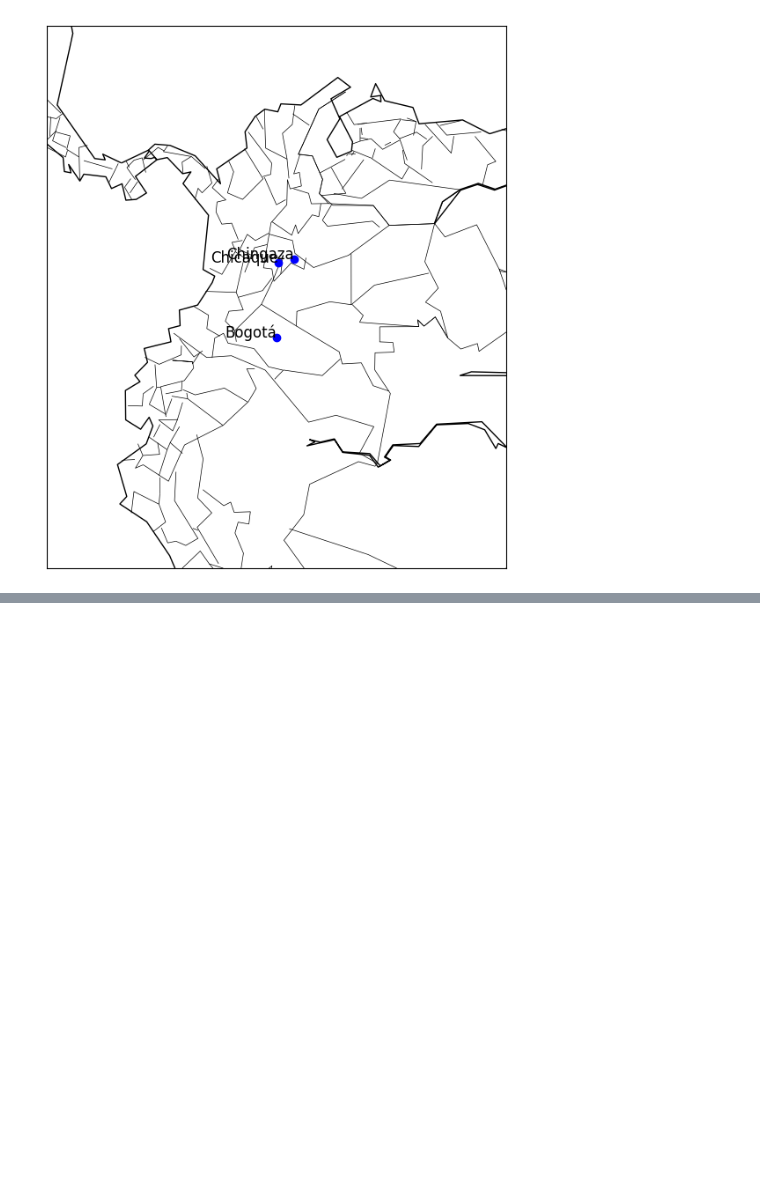
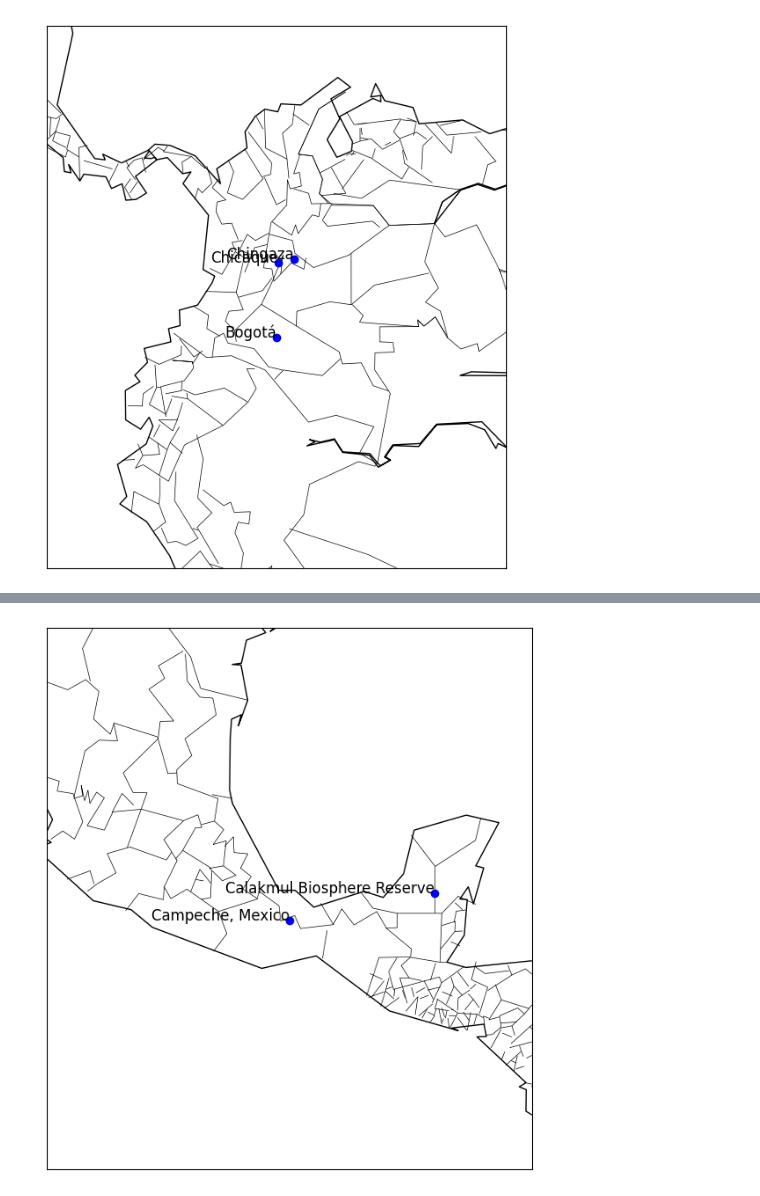
Before and after one commit to YYashraj/Bird-MIgration-Network, a Jupyter notebook: Just Some Exploration/National Zoo data/smith.ipynb, the cells around one changed output, grey strips where cells are left out. Cells and saved outputs as stored; diff of their text form; code cells hidden in the pictures; blank space fills up the shorter version.

```diff
--- a/Just Some Exploration/National Zoo data/smith.ipynb
+++ b/Just Some Exploration/National Zoo data/smith.ipynb
@@ -375,0 +401,7 @@ near(coordinates, labels)
+# %%
+coordinates = [(-95.427,	17.538),(-89.4428, 18.6176)]
+labels = ['Campeche, Mexico', 'Calakmul Biosphere Reserve']
+near(coordinates, labels)
+#no 4
+# %% [output]
+[figure, added]
```
Also changed, not shown: parts of 17 cells of this notebook.
